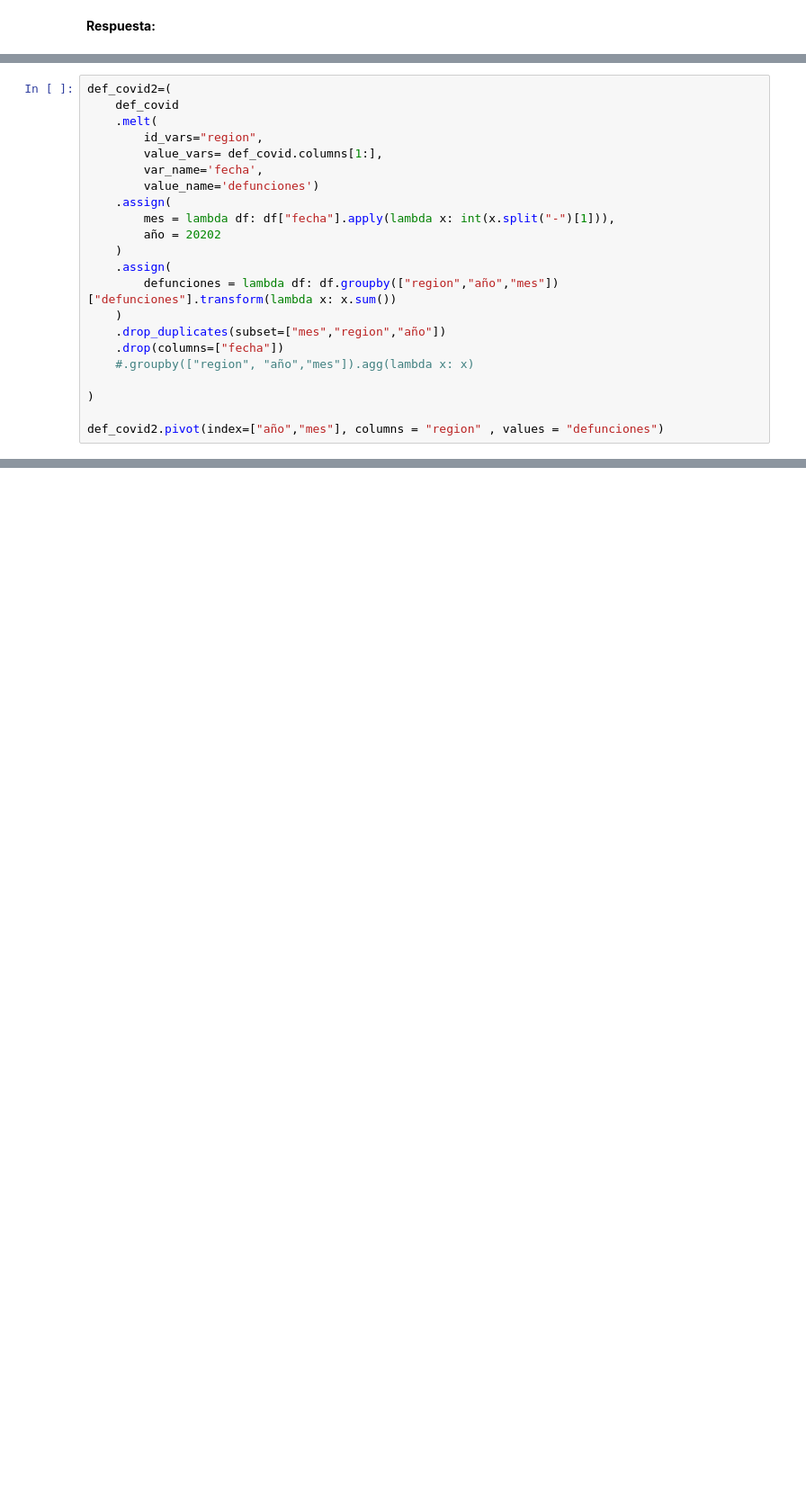
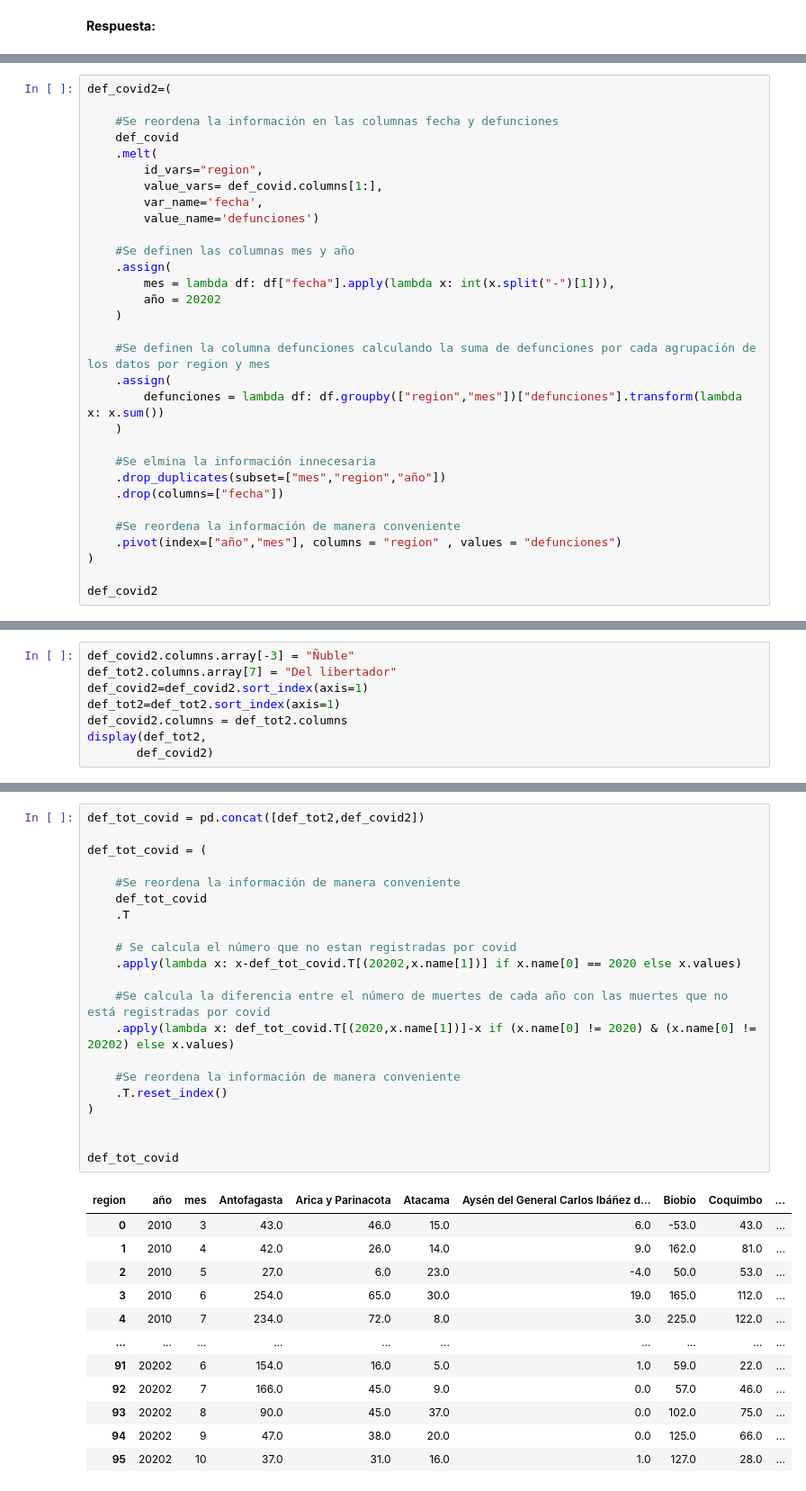
Before and after one commit to tomcort/portfolio, a Jupyter notebook: homeworks/hwk01.ipynb, the cells around one changed output, grey strips where cells are left out. Shown at 90% size. Drawn from its saved outputs; the diff is of its cells as text; blank space fills up the shorter version.

Commit message:
Entrega Tarea 1

```diff
--- a/homeworks/hwk01.ipynb
+++ b/homeworks/hwk01.ipynb
@@ -786,22 +1090,31 @@ def_covid.head()
 # %%
 def_covid2=(
+
+    #Se reordena la información en las columnas fecha y defunciones
     def_covid
     .melt(
         id_vars="region",
         value_vars= def_covid.columns[1:],
         var_name='fecha',
         value_name='defunciones')
+
+    #Se definen las columnas mes y año
     .assign(
         mes = lambda df: df["fecha"].apply(lambda x: int(x.split("-")[1])),
         año = 20202
     )
+
+    #Se definen la columna defunciones calculando la suma de defunciones por cada agrupación de los datos por region y mes
     .assign(
-        defunciones = lambda df: df.groupby(["region","año","mes"])["defunciones"].transform(lambda x: x.sum())
+        defunciones = lambda df: df.groupby(["region","mes"])["defunciones"].transform(lambda x: x.sum())
     )
+
+    #Se elmina la información innecesaria
     .drop_duplicates(subset=["mes","region","año"])
     .drop(columns=["fecha"])
-    #.groupby(["region", "año","mes"]).agg(lambda x: x)
 
+    #Se reordena la información de manera conveniente
+    .pivot(index=["año","mes"], columns = "region" , values = "defunciones")
 )
 
-def_covid2.pivot(index=["año","mes"], columns = "region" , values = "defunciones")
+def_covid2
@@ -814,0 +1150,8 @@ def_covid2.pivot(index=["año","mes"], columns = "region" , values = "defuncione
+# %%
+def_covid2.columns.array[-3] = "Ñuble"
+def_tot2.columns.array[7] = "Del libertador"
+def_covid2=def_covid2.sort_index(axis=1)
+def_tot2=def_tot2.sort_index(axis=1)
+def_covid2.columns = def_tot2.columns
+display(def_tot2,
+       def_covid2)
@@ -814,0 +1188,34 @@ def_covid2.pivot(index=["año","mes"], columns = "region" , values = "defuncione
+# %%
+def_tot_covid = pd.concat([def_tot2,def_covid2])
+
+def_tot_covid = (
+
+    #Se reordena la información de manera conveniente
+    def_tot_covid
+    .T
+
+    # Se calcula el número que no estan registradas por covid
+    .apply(lambda x: x-def_tot_covid.T[(20202,x.name[1])] if x.name[0] == 2020 else x.values)
+
+    #Se calcula la diferencia entre el número de muertes de cada año con las muertes que no está registradas por covid
+    .apply(lambda x: def_tot_covid.T[(2020,x.name[1])]-x if (x.name[0] != 2020) & (x.name[0] != 20202) else x.values)
+
+    #Se reordena la información de manera conveniente
+    .T.reset_index()
+)
+
+
+def_tot_covid
+# %% [output]
+| region | año | mes | Antofagasta | Arica y Parinacota | Atacama | Aysén del General Carlos Ibáñez d... | Biobío | Coquimbo | ... |
+| 0 | 2010 | 3 | 43.0 | 46.0 | 15.0 | 6.0 | -53.0 | 43.0 | ... |
+| 1 | 2010 | 4 | 42.0 | 26.0 | 14.0 | 9.0 | 162.0 | 81.0 | ... |
+| 2 | 2010 | 5 | 27.0 | 6.0 | 23.0 | -4.0 | 50.0 | 53.0 | ... |
+| 3 | 2010 | 6 | 254.0 | 65.0 | 30.0 | 19.0 | 165.0 | 112.0 | ... |
+| 4 | 2010 | 7 | 234.0 | 72.0 | 8.0 | 3.0 | 225.0 | 122.0 | ... |
+| ... | ... | ... | ... | ... | ... | ... | ... | ... | ... |
+| 91 | 20202 | 6 | 154.0 | 16.0 | 5.0 | 1.0 | 59.0 | 22.0 | ... |
+| 92 | 20202 | 7 | 166.0 | 45.0 | 9.0 | 0.0 | 57.0 | 46.0 | ... |
+| 93 | 20202 | 8 | 90.0 | 45.0 | 37.0 | 0.0 | 102.0 | 75.0 | ... |
+| 94 | 20202 | 9 | 47.0 | 38.0 | 20.0 | 0.0 | 125.0 | 66.0 | ... |
+| 95 | 20202 | 10 | 37.0 | 31.0 | 16.0 | 1.0 | 127.0 | 28.0 | ... |
```
Also changed, not shown: parts of 53 cells of this notebook.
